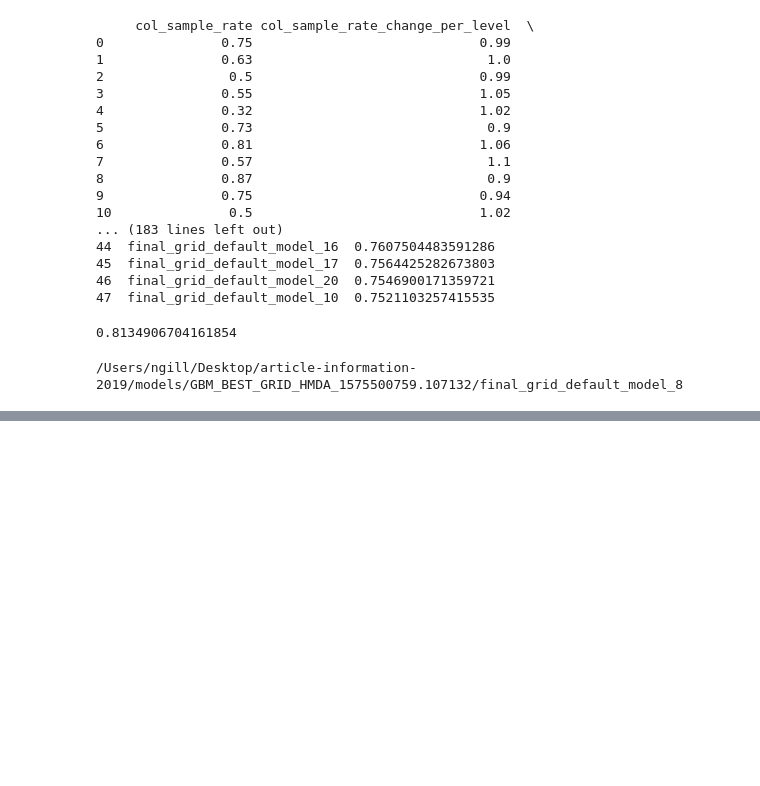
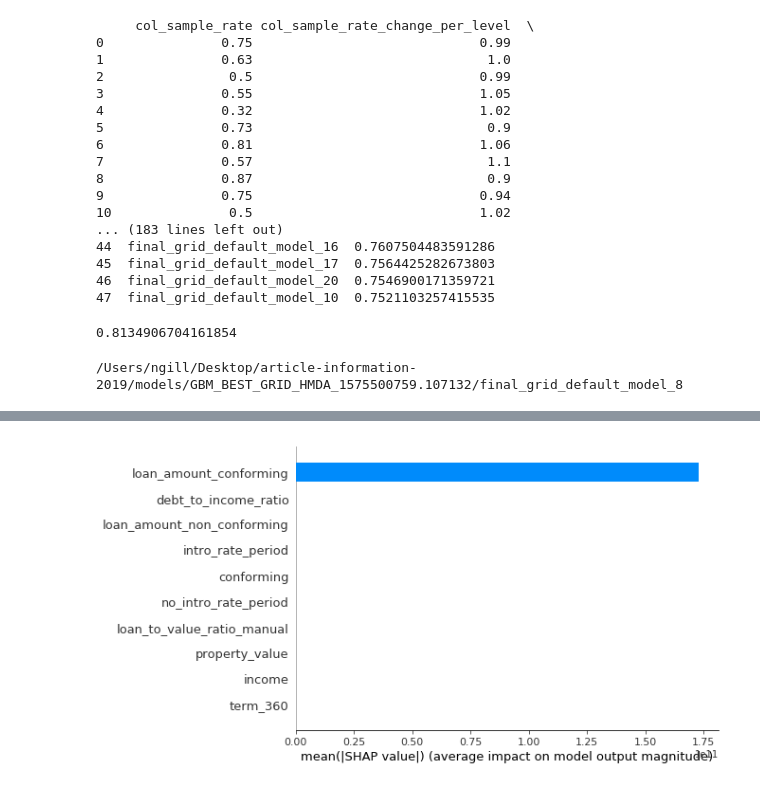
Before and after one commit to h2oai/article-information-2019, a Jupyter notebook: notebooks/mgbm.ipynb, the cells around one changed output, grey strips where cells are left out. Cells and saved outputs as stored; diff of their text form; code cells hidden in the pictures; blank space fills up the shorter version.

```diff
--- a/notebooks/mgbm.ipynb
+++ b/notebooks/mgbm.ipynb
@@ -1583,0 +1545,2 @@ print(model_path)
+# %%
+shap_values_gbm_constrained, expected_value_gbm_constrained = get_shapley(constrained_gbm, train, X)
@@ -1583,0 +1555,4 @@ print(model_path)
+# %%
+shap.summary_plot(shap_values_gbm_constrained, X, plot_type="bar")
+# %% [output]
+[figure, added]
```
Also changed, not shown: parts of 14 cells of this notebook.
